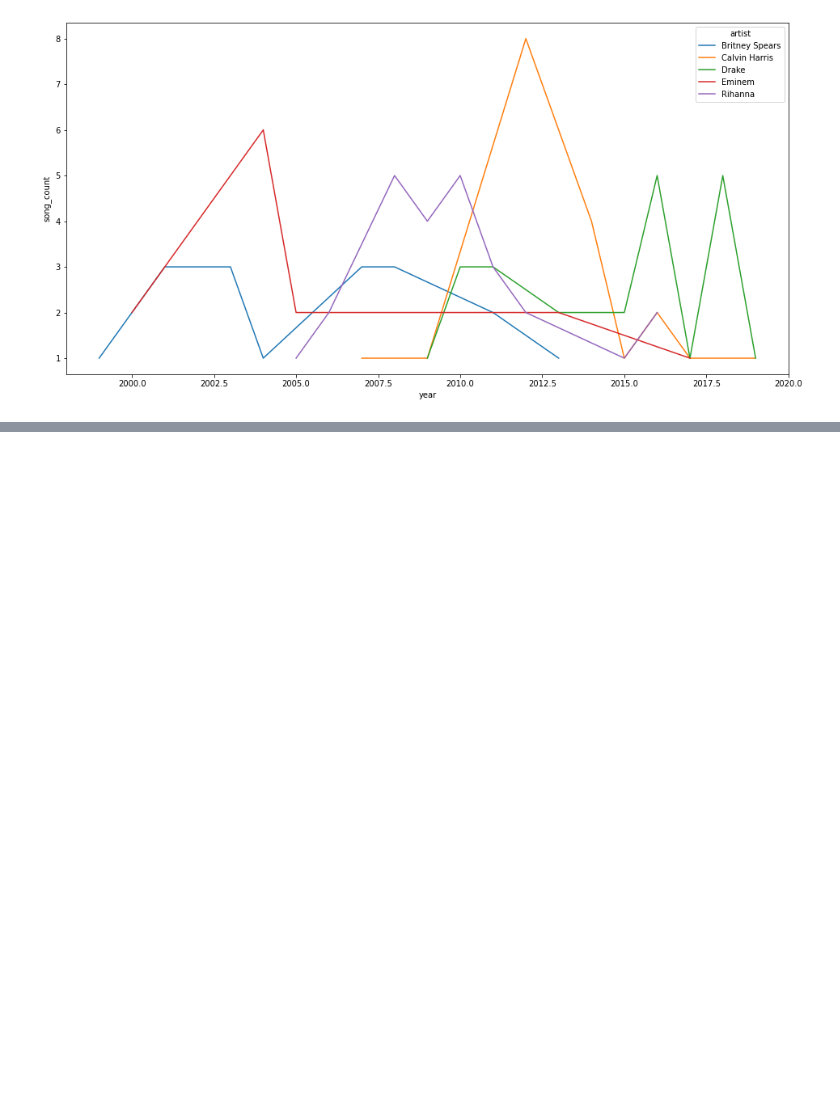
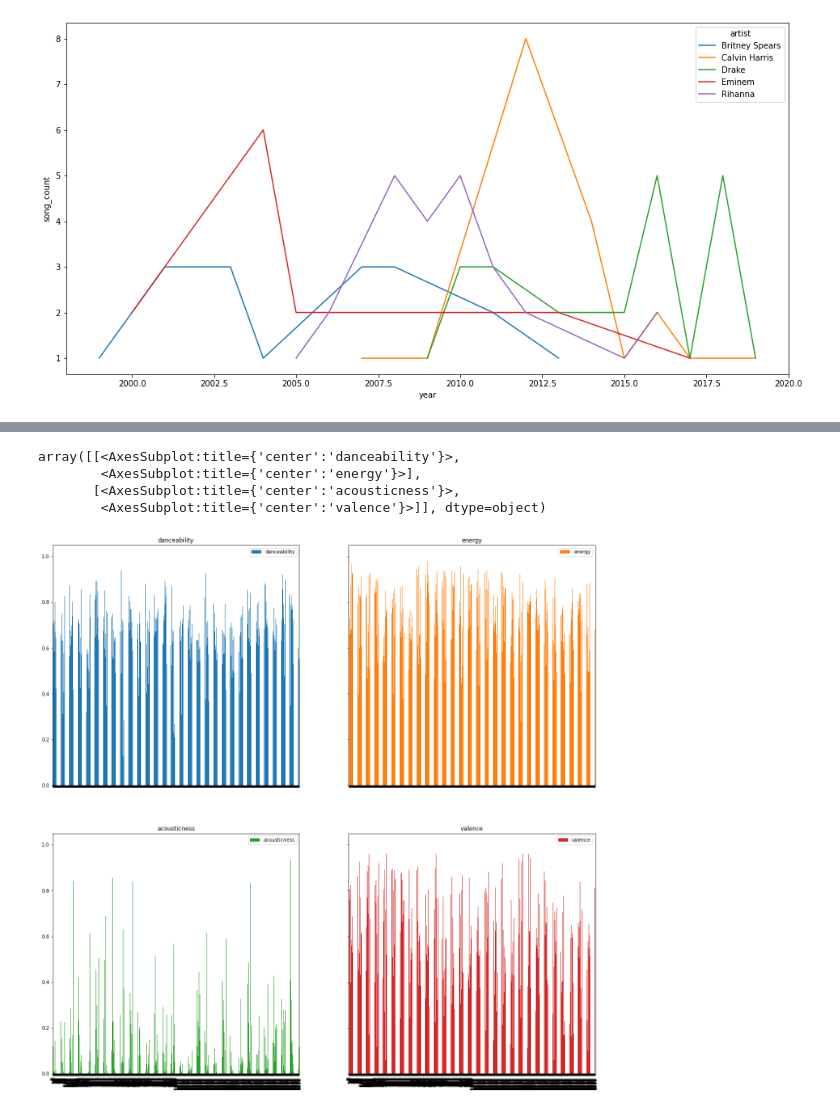
Before and after one commit to lucallegari/project02, a Jupyter notebook: projeto.ipynb, the cells around one changed output, grey strips where cells are left out. Saved outputs shown, nothing was run; the diff lists cells and outputs as text; code cells hidden in the pictures; blank space fills up the shorter version.

```diff
--- a/projeto.ipynb
+++ b/projeto.ipynb
@@ -491,0 +373,8 @@ plt.show()
+# %%
+df_songs[['danceability','energy','acousticness', 'valence']].plot(kind='bar', subplots=True, layout=(2, 2), figsize=(20,20), sharey=True)
+# %% [output]
+array([[<AxesSubplot:title={'center':'danceability'}>,
+        <AxesSubplot:title={'center':'energy'}>],
+       [<AxesSubplot:title={'center':'acousticness'}>,
+        <AxesSubplot:title={'center':'valence'}>]], dtype=object)
+[figure, added]
```
Also changed, not shown: parts of 34 cells of this notebook.
